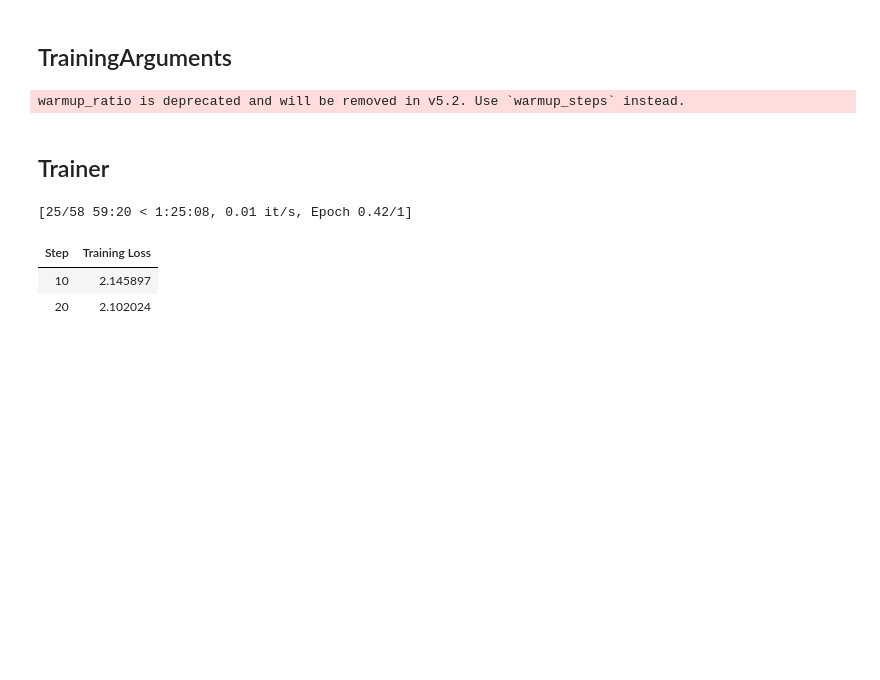
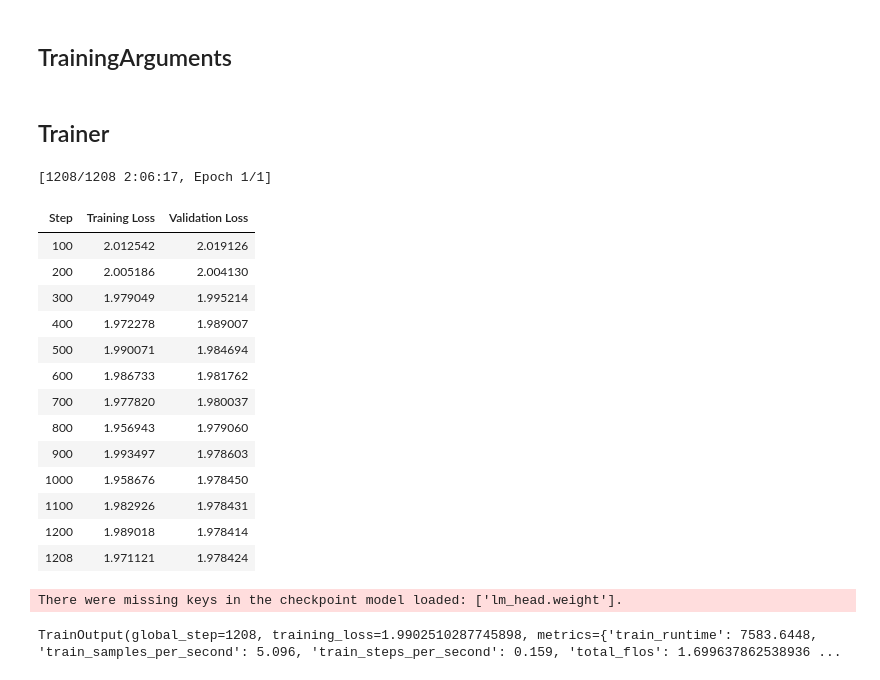
Before and after one commit to Anakonkai01/LLM-Learning, a Jupyter notebook: CPT.ipynb, the cells around one changed output. Saved outputs shown, nothing was run; the diff lists cells and outputs as text; code cells hidden in the pictures; blank space fills up the shorter version.

```diff
--- a/CPT.ipynb
+++ b/CPT.ipynb
@@ -36,7 +60,7 @@ Dataset({
 # %%
 # ghép cho wikidoc (lay output)
 def extract_wikidoc(example):
-    text = f"{example['output']}"
+    text = f"{example['input']}: {example['output']}"
     return {"text": text}
 
 # ghép cho pubmedqa (context + long_answer)
@@ -84,12 +108,10 @@ Dataset({
 })
 # %%
 
-# shuffle
-SEED = 23
 combined_datasets = combined_datasets.shuffle(seed=SEED)
 
 # take small subset because it too large, take too much computation cost
-combined_datasets = combined_datasets.select(range(5000))
+# combined_datasets = combined_datasets.select(range(5000))
 
 print(combined_datasets[0])
 print(combined_datasets[1])
@@ -195,3 +251,7 @@ Dataset({
+# %%
+split = packed.train_test_split(test_size=0.05, seed=SEED)
+train_dataset = split["train"]
+eval_dataset = split["test"]
 # %% [markdown]
 ## Data Collator
 # %%
@@ -235,53 +295,78 @@ args = TrainingArguments(
 
     # batch_size
     per_device_train_batch_size=1, # 1 batch = 4 chunks
-    gradient_accumulation_steps=32, #   1 step = 8 batches
+    per_device_eval_batch_size=1,
+    gradient_accumulation_steps=32, #   1 step = 32 batches
+    eval_accumulation_steps=8, # tích lũy trong gpu rồi đưa sanng cpu
     # bình thường thì hết 1 batch là update, còn cái này nó sẽ tích lũy lại rồi mới up
 
+    # eval
+    eval_strategy="steps",
+    eval_steps=100,
+
     # learning rate
-    learning_rate=1e-4,
+    learning_rate=2e-5,
     lr_scheduler_type="cosine",
-    warmup_ratio=0.05, # 5% steps se tang lr tu 0 len 1e-4, trach update manh tu khi gradient chua on dinh
+    warmup_steps=60, # warm up trong 60 steps (tương đương 5% total training steps)
 
 
     # Duration
     num_train_epochs=1,
 
     # Save checkpoint
-    save_steps=500, # steps số lần model update weight
+    save_strategy="steps",
+    load_best_model_at_end=True,
+    metric_for_best_model="eval_loss",
+    greater_is_better=False,
+    save_steps=100, # steps số lần model update weight
     save_total_limit=3,
 
+
     # logging
-    logging_steps=10,
+    logging_steps=5,
 
     # Precision
     bf16=True,
 
     # Memory
     gradient_checkpointing=True,
+    report_to="wandb",
+    # run_name="qwen-medical-cpt",  # tên run trên dashboard
+
 )
-# %% [output]
-warmup_ratio is deprecated and will be removed in v5.2. Use `warmup_steps` instead.
 # %% [markdown]
 ## Trainer
 # %%
 from transformers import Trainer
-
 
 trainer = Trainer(
     model=model,
     args=args,
-    train_dataset=packed,
+    train_dataset=train_dataset,
+    eval_dataset=eval_dataset,
     data_collator=data_collator,
 )
 
 
 trainer.train()
 # %% [output]
-[25/58 59:20 < 1:25:08, 0.01 it/s, Epoch 0.42/1]
+[1208/1208 2:06:17, Epoch 1/1]
-| Step | Training Loss |
-| 10 | 2.145897 |
-| 20 | 2.102024 |
+| Step | Training Loss | Validation Loss |
+| 100 | 2.012542 | 2.019126 |
+| 200 | 2.005186 | 2.004130 |
+| 300 | 1.979049 | 1.995214 |
+| 400 | 1.972278 | 1.989007 |
+| 500 | 1.990071 | 1.984694 |
+| 600 | 1.986733 | 1.981762 |
+| 700 | 1.977820 | 1.980037 |
+| 800 | 1.956943 | 1.979060 |
+| 900 | 1.993497 | 1.978603 |
+| 1000 | 1.958676 | 1.978450 |
+| 1100 | 1.982926 | 1.978431 |
+| 1200 | 1.989018 | 1.978414 |
+| 1208 | 1.971121 | 1.978424 |
+There were missing keys in the checkpoint model loaded: ['lm_head.weight'].
+TrainOutput(global_step=1208, training_loss=1.9902510287745898, metrics={'train_runtime': 7583.6448, 'train_samples_per_second': 5.096, 'train_steps_per_second': 0.159, 'total_flos': 1.699637862538936 ...
 # %%
 # save
 trainer.save_model("qwen-medical-pretrained")
```
Also changed, not shown: parts of 11 cells of this notebook, 3 other files.
